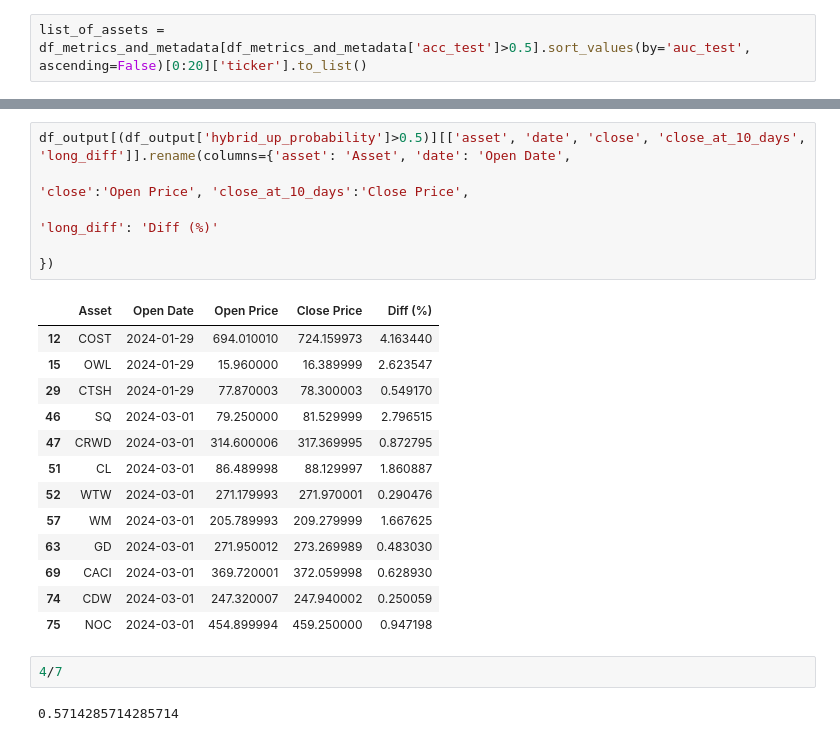
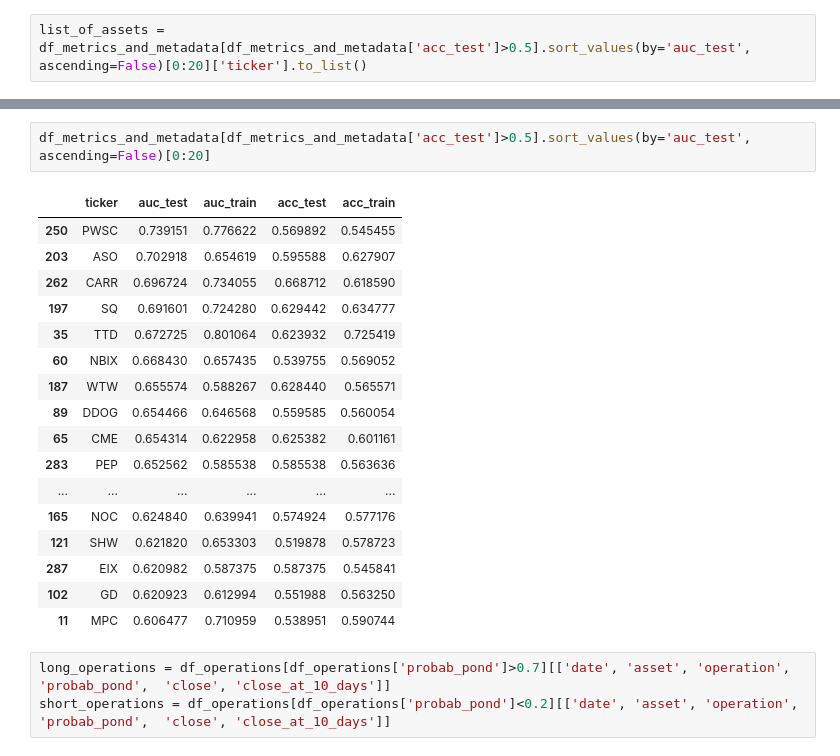
Before and after one commit to JuanCarlosKing/StockmarketAlgoritmicTrading, a Jupyter notebook: simulations.ipynb, the cells around one changed output, grey strips where cells are left out. Cells and saved outputs as stored; diff of their text form.

```diff
--- a/simulations.ipynb
+++ b/simulations.ipynb
@@ -2112,23 +1860,23 @@ df_output[(df_output['hybrid_up_probability']>0.5)]
-# %%
-df_output[(df_output['hybrid_up_probability']>0.5)][['asset', 'date', 'close', 'close_at_10_days', 'long_diff']].rename(columns={'asset': 'Asset', 'date': 'Open Date',
-                                                                                                                                      'close':'Open Price', 'close_at_10_days':'Close Price',
-                                                                                                                                      'long_diff': 'Diff (%)'
-                                                                                                                                     })
-# %% [output]
-|  | Asset | Open Date | Open Price | Close Price | Diff (%) |
-| 12 | COST | 2024-01-29 | 694.010010 | 724.159973 | 4.163440 |
-| 15 | OWL | 2024-01-29 | 15.960000 | 16.389999 | 2.623547 |
-| 29 | CTSH | 2024-01-29 | 77.870003 | 78.300003 | 0.549170 |
-| 46 | SQ | 2024-03-01 | 79.250000 | 81.529999 | 2.796515 |
-| 47 | CRWD | 2024-03-01 | 314.600006 | 317.369995 | 0.872795 |
-| 51 | CL | 2024-03-01 | 86.489998 | 88.129997 | 1.860887 |
-| 52 | WTW | 2024-03-01 | 271.179993 | 271.970001 | 0.290476 |
-| 57 | WM | 2024-03-01 | 205.789993 | 209.279999 | 1.667625 |
-| 63 | GD | 2024-03-01 | 271.950012 | 273.269989 | 0.483030 |
-| 69 | CACI | 2024-03-01 | 369.720001 | 372.059998 | 0.628930 |
-| 74 | CDW | 2024-03-01 | 247.320007 | 247.940002 | 0.250059 |
-| 75 | NOC | 2024-03-01 | 454.899994 | 459.250000 | 0.947198 |
-# %%
-4/7
-# %% [output]
-0.5714285714285714
+# %%
+df_metrics_and_metadata[df_metrics_and_metadata['acc_test']>0.5].sort_values(by='auc_test', ascending=False)[0:20]
+# %% [output]
+|  | ticker | auc_test | auc_train | acc_test | acc_train |
+| 250 | PWSC | 0.739151 | 0.776622 | 0.569892 | 0.545455 |
+| 203 | ASO | 0.702918 | 0.654619 | 0.595588 | 0.627907 |
+| 262 | CARR | 0.696724 | 0.734055 | 0.668712 | 0.618590 |
+| 197 | SQ | 0.691601 | 0.724280 | 0.629442 | 0.634777 |
+| 35 | TTD | 0.672725 | 0.801064 | 0.623932 | 0.725419 |
+| 60 | NBIX | 0.668430 | 0.657435 | 0.539755 | 0.569052 |
+| 187 | WTW | 0.655574 | 0.588267 | 0.628440 | 0.565571 |
+| 89 | DDOG | 0.654466 | 0.646568 | 0.559585 | 0.560054 |
+| 65 | CME | 0.654314 | 0.622958 | 0.625382 | 0.601161 |
+| 283 | PEP | 0.652562 | 0.585538 | 0.585538 | 0.563636 |
+| ... | ... | ... | ... | ... | ... |
+| 165 | NOC | 0.624840 | 0.639941 | 0.574924 | 0.577176 |
+| 121 | SHW | 0.621820 | 0.653303 | 0.519878 | 0.578723 |
+| 287 | EIX | 0.620982 | 0.587375 | 0.587375 | 0.545841 |
+| 102 | GD | 0.620923 | 0.612994 | 0.551988 | 0.563250 |
+| 11 | MPC | 0.606477 | 0.710959 | 0.538951 | 0.590744 |
+# %%
+long_operations = df_operations[df_operations['probab_pond']>0.7][['date', 'asset', 'operation', 'probab_pond',  'close', 'close_at_10_days']]
+short_operations = df_operations[df_operations['probab_pond']<0.2][['date', 'asset', 'operation', 'probab_pond',  'close', 'close_at_10_days']]
```
Also changed, not shown: parts of 34 cells of this notebook.
